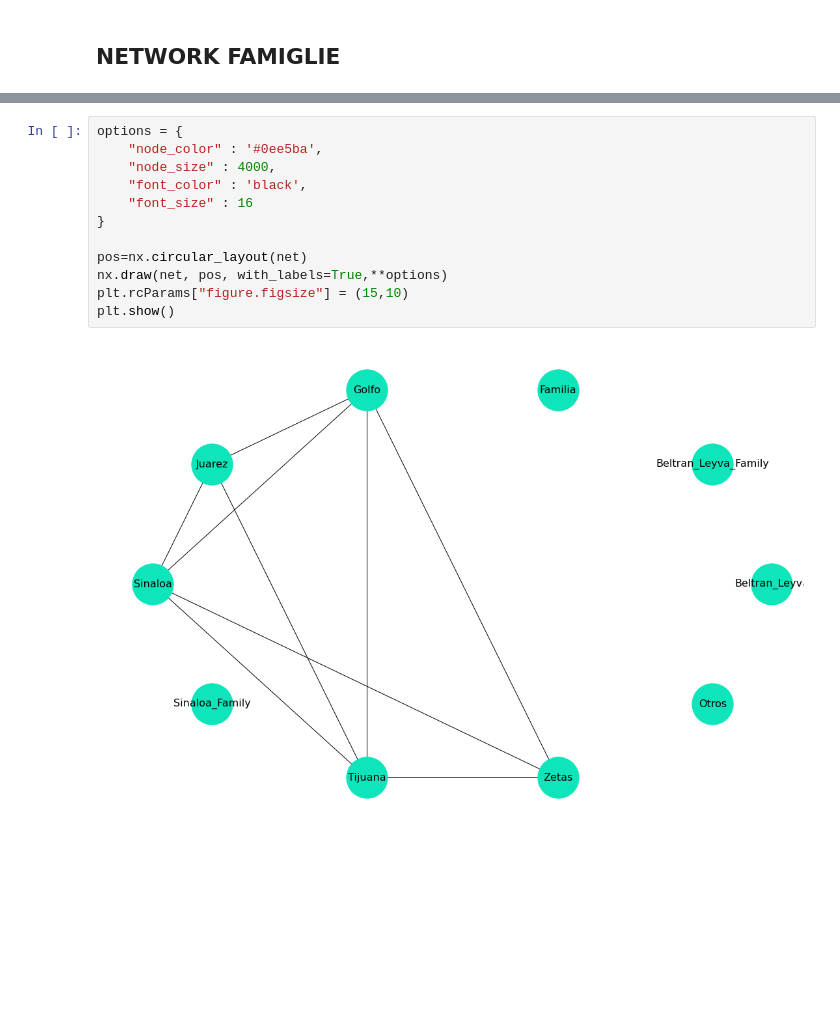
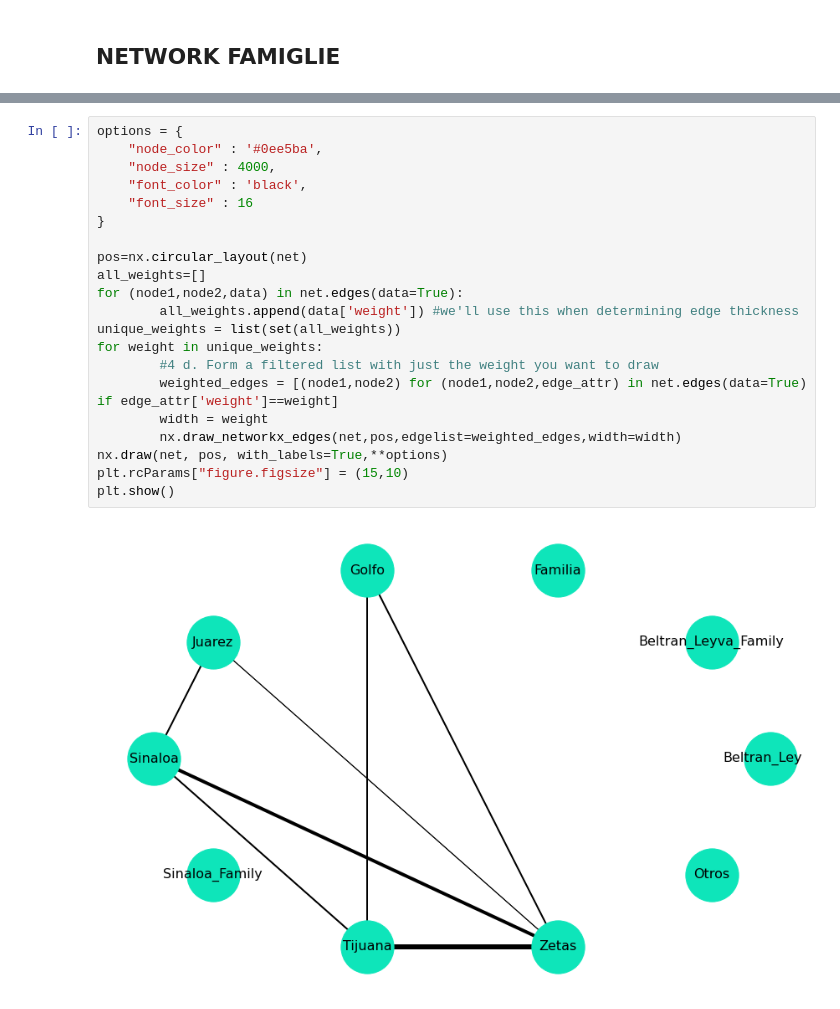
Before and after one commit to emacarta/Mexico-Drug-Traffic-Activities, a Jupyter notebook: Mexican_Drug_Cartell_Analysis.ipynb, the cells around one changed output, grey strips where cells are left out. Drawn from its saved outputs; the diff is of its cells as text; blank space fills up the shorter version.

```diff
--- a/Mexican_Drug_Cartell_Analysis.ipynb
+++ b/Mexican_Drug_Cartell_Analysis.ipynb
@@ -344,16 +421,25 @@ Network_Cartels_Year_Meeting_Generator(prova,net,'#0ee5ba')
 # %% [output]
 <networkx.classes.graph.Graph at 0x...>
-# %%
-options = {
-    "node_color" : '#0ee5ba',
-    "node_size" : 4000,
-    "font_color" : 'black',
-    "font_size" : 16
-}
-
-pos=nx.circular_layout(net)
-nx.draw(net, pos, with_labels=True,**options)
-plt.rcParams["figure.figsize"] = (15,10)
-plt.show()
-# %% [output]
-[figure, removed]
+# %%
+options = {
+    "node_color" : '#0ee5ba',
+    "node_size" : 4000,
+    "font_color" : 'black',
+    "font_size" : 16
+}
+
+pos=nx.circular_layout(net)
+all_weights=[]
+for (node1,node2,data) in net.edges(data=True):
+        all_weights.append(data['weight']) #we'll use this when determining edge thickness
+unique_weights = list(set(all_weights))
+for weight in unique_weights:
+        #4 d. Form a filtered list with just the weight you want to draw
+        weighted_edges = [(node1,node2) for (node1,node2,edge_attr) in net.edges(data=True) if edge_attr['weight']==weight]
+        width = weight
+        nx.draw_networkx_edges(net,pos,edgelist=weighted_edges,width=width)
+nx.draw(net, pos, with_labels=True,**options)
+plt.rcParams["figure.figsize"] = (15,10)
+plt.show()
+# %% [output]
+[figure, added]
```
Also changed, not shown: parts of 11 cells of this notebook.
